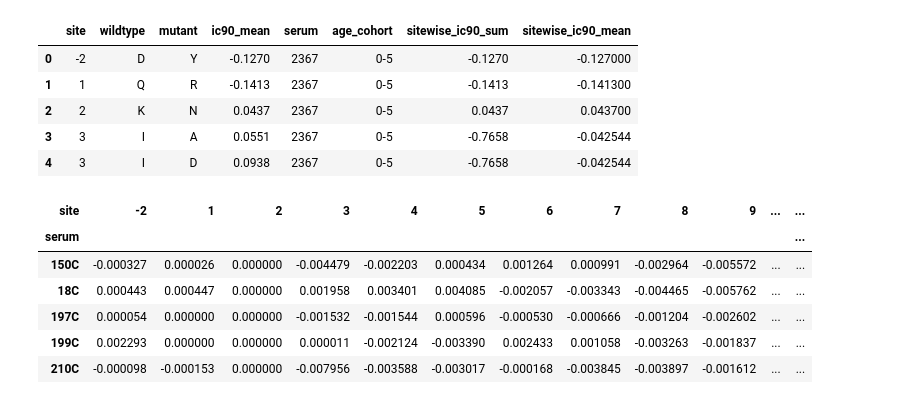
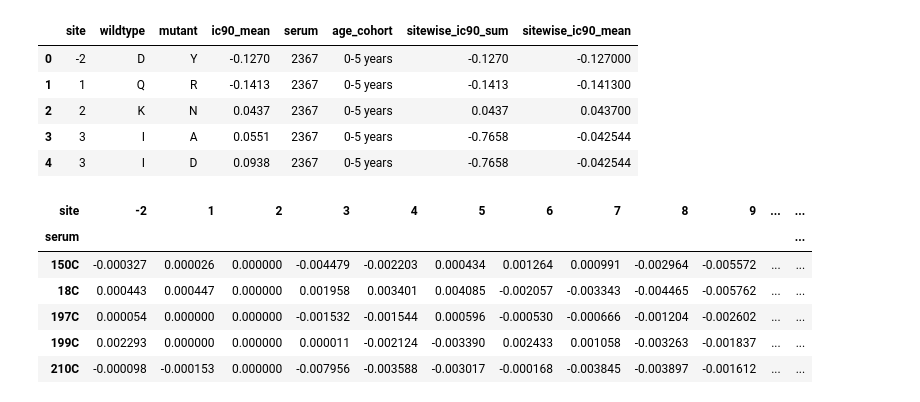
Before and after one commit to sorsinelli/flu_h3_hk19_dms_ic50, a Jupyter notebook: scratch_notebooks/230605_mds-analysis/generate_escape_dfs.ipynb, the cells around one changed output. Cells and saved outputs as stored; diff of their text form; code cells hidden in the pictures.

```diff
--- a/scratch_notebooks/230605_mds-analysis/generate_escape_dfs.ipynb
+++ b/scratch_notebooks/230605_mds-analysis/generate_escape_dfs.ipynb
@@ -22,16 +22,16 @@ import os
 os.chdir('../../')
 # %%
 # define samples in each age cohort
-ped_sera = [2367, 3944, 2462, 2389, 2323, 2388, 2463, 3973, 4299, 4584]
-teen_sera = [2343, 2350, 2365, 2380, 2382, 3866, 3856, 3857, 3862, 3895]
+ped_sera = [2367, 3944, 2462, 2389, 2323, 2463, 2388, 3973, 4299, 4584]
+teen_sera = [2350, 2365, 2380, 2382, 3866, 3856, 3857, 3862]
 adult_sera = ['33C', '34C', '197C', '199C', '215C', '210C', '74C', '68C', '150C', '18C']
 # misc_adults = ['AUSAB-05', 'AUSAB-08', 'AUSAB-16', 'AUSAB-07', 'AUSAB-11', 'AUSAB-13']
-ser05 = ['AUSAB-05']
-ferrets = ['ferret_2', 'ferret_3']
+# ser05 = ['AUSAB-05']
+ferrets = ['ferret_1', 'ferret_2', 'ferret_3']
 
 # get list of lists for samples divided by age group
-serum_lists = [ped_sera, teen_sera, adult_sera, misc_adults, ferrets]
-age_cohorts = ['0-5', '15-18', '40-45', 'misc_adults', 'ferret']
+serum_lists = [ped_sera, teen_sera, adult_sera, ferrets]
+age_cohorts = ['0-5 years', '15-18 years', '40-45 years', 'ferret']
 
 # adjust this if we want more stringent filtering
 min_times_seen = 5
@@ -41,38 +41,38 @@ df_list = []
 i = 0 # for looping across age cohort definitions
 
 for list in serum_lists:
     for serum in list:
         # reading in values from averaged libA and libB models
         avg_df = pd.read_csv(f'results/antibody_escape/{serum}_icXX_avg.csv'
                             ).query(f"`times_seen` >= {min_times_seen}")
 
         avg_df = avg_df[['site', 'wildtype', 'mutant', 'log2 fold change IC90 mean']]
 
         avg_df = avg_df.rename(columns={'log2 fold change IC90 mean': 'ic90_mean'})
 
         serum = str(serum) # ped / teen sera automatically read as ints
         avg_df['serum'] = serum
         avg_df['age_cohort'] = age_cohorts[i]
 
         # also get summed and mean site scores to check AA-level vs site-level metrics
         avg_df['sitewise_ic90_sum'] = avg_df['ic90_mean'].groupby(avg_df['site']).transform('sum')
         avg_df['sitewise_ic90_mean'] = avg_df['ic90_mean'].groupby(avg_df['site']).transform('mean')
 
         df_list.append(avg_df)
 
     i+=1
 
 # concat to final df
 escape_df = pd.concat(df_list).reset_index(drop=True)
 
 escape_df.head()
 # %% [output]
 |  | site | wildtype | mutant | ic90_mean | serum | age_cohort | sitewise_ic90_sum | sitewise_ic90_mean |
-| 0 | -2 | D | Y | -0.1270 | 2367 | 0-5 | -0.1270 | -0.127000 |
-| 1 | 1 | Q | R | -0.1413 | 2367 | 0-5 | -0.1413 | -0.141300 |
-| 2 | 2 | K | N | 0.0437 | 2367 | 0-5 | 0.0437 | 0.043700 |
-| 3 | 3 | I | A | 0.0551 | 2367 | 0-5 | -0.7658 | -0.042544 |
-| 4 | 3 | I | D | 0.0938 | 2367 | 0-5 | -0.7658 | -0.042544 |
+| 0 | -2 | D | Y | -0.1270 | 2367 | 0-5 years | -0.1270 | -0.127000 |
+| 1 | 1 | Q | R | -0.1413 | 2367 | 0-5 years | -0.1413 | -0.141300 |
+| 2 | 2 | K | N | 0.0437 | 2367 | 0-5 years | 0.0437 | 0.043700 |
+| 3 | 3 | I | A | 0.0551 | 2367 | 0-5 years | -0.7658 | -0.042544 |
+| 4 | 3 | I | D | 0.0938 | 2367 | 0-5 years | -0.7658 | -0.042544 |
 # %%
 sitewise_escape = escape_df[['serum', 'site', 'sitewise_ic90_sum']].drop_duplicates()
 
```
Also changed, not shown: parts of 3 cells of this notebook, 4 other files.
